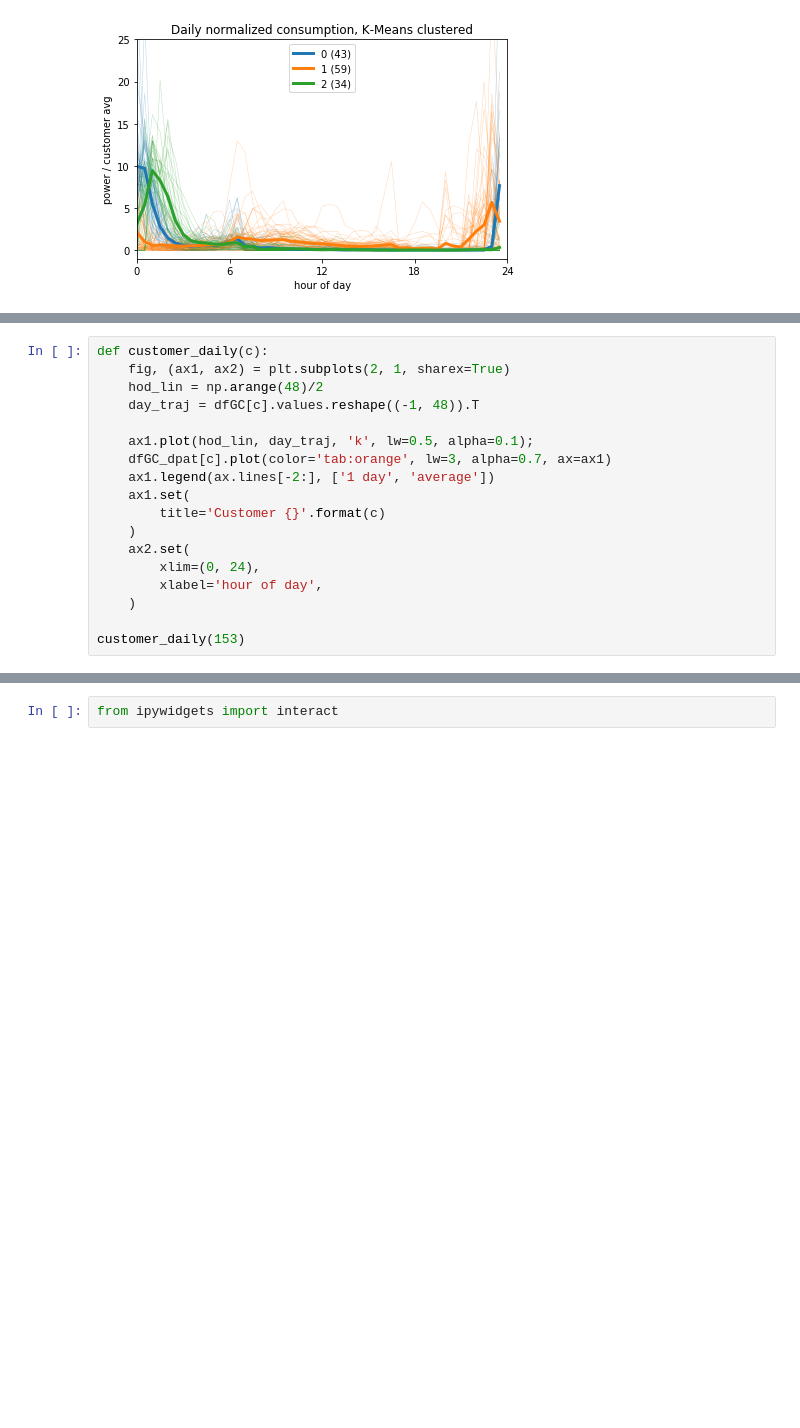
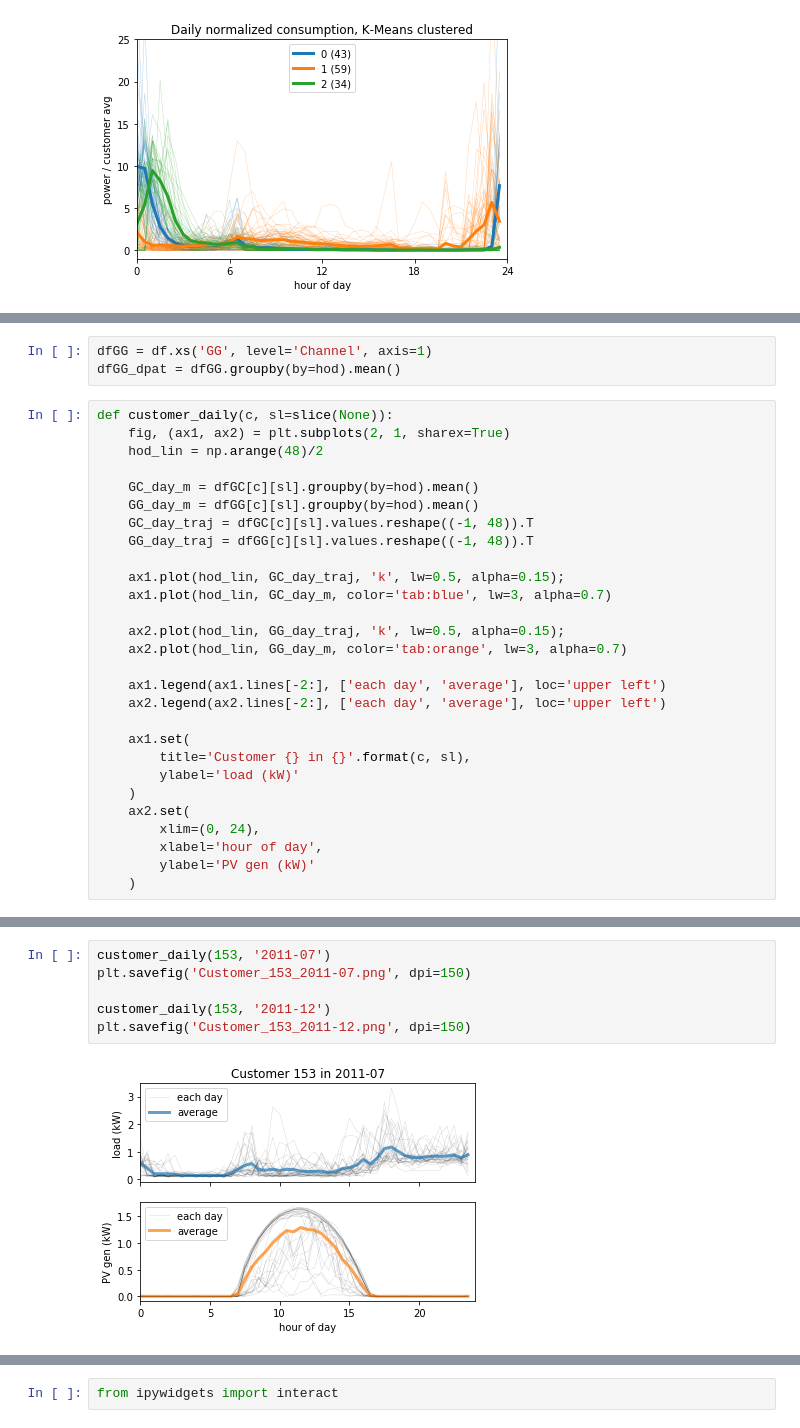
Before and after one commit to pierre-haessig/ausgrid-solar-data, a Jupyter notebook: Pattern_daily_consumption.ipynb, the cells around one changed output, grey strips where cells are left out. Saved outputs shown, nothing was run; the diff lists cells and outputs as text; blank space fills up the shorter version.

Commit message:
start looking add individual customers

```diff
--- a/Pattern_daily_consumption.ipynb
+++ b/Pattern_daily_consumption.ipynb
@@ -557,18 +551,31 @@ array([[ 0.12 ,  0.124,  0.12 , ...,  0.142,  0.11 ,  0.132],
+# %%
+dfGG = df.xs('GG', level='Channel', axis=1)
+dfGG_dpat = dfGG.groupby(by=hod).mean()
 # %%
-def customer_daily(c):
+def customer_daily(c, sl=slice(None)):
     fig, (ax1, ax2) = plt.subplots(2, 1, sharex=True)
     hod_lin = np.arange(48)/2
-    day_traj = dfGC[c].values.reshape((-1, 48)).T
 
-    ax1.plot(hod_lin, day_traj, 'k', lw=0.5, alpha=0.1);
-    dfGC_dpat[c].plot(color='tab:orange', lw=3, alpha=0.7, ax=ax1)
-    ax1.legend(ax.lines[-2:], ['1 day', 'average'])
+    GC_day_m = dfGC[c][sl].groupby(by=hod).mean()
+    GG_day_m = dfGG[c][sl].groupby(by=hod).mean()
+    GC_day_traj = dfGC[c][sl].values.reshape((-1, 48)).T
+    GG_day_traj = dfGG[c][sl].values.reshape((-1, 48)).T
+
+    ax1.plot(hod_lin, GC_day_traj, 'k', lw=0.5, alpha=0.15);
+    ax1.plot(hod_lin, GC_day_m, color='tab:blue', lw=3, alpha=0.7)
+
+    ax2.plot(hod_lin, GG_day_traj, 'k', lw=0.5, alpha=0.15);
+    ax2.plot(hod_lin, GG_day_m, color='tab:orange', lw=3, alpha=0.7)
+
+    ax1.legend(ax1.lines[-2:], ['each day', 'average'], loc='upper left')
+    ax2.legend(ax2.lines[-2:], ['each day', 'average'], loc='upper left')
+
     ax1.set(
-        title='Customer {}'.format(c)
+        title='Customer {} in {}'.format(c, sl),
+        ylabel='load (kW)'
     )
     ax2.set(
         xlim=(0, 24),
         xlabel='hour of day',
+        ylabel='PV gen (kW)'
     )
-
-customer_daily(153)
@@ -576,0 +586,8 @@ customer_daily(153)
+# %%
+customer_daily(153, '2011-07')
+plt.savefig('Customer_153_2011-07.png', dpi=150)
+
+customer_daily(153, '2011-12')
+plt.savefig('Customer_153_2011-12.png', dpi=150)
+# %% [output]
+[figure, added]
```
Also changed, not shown: parts of 7 cells of this notebook, 2 other files.
